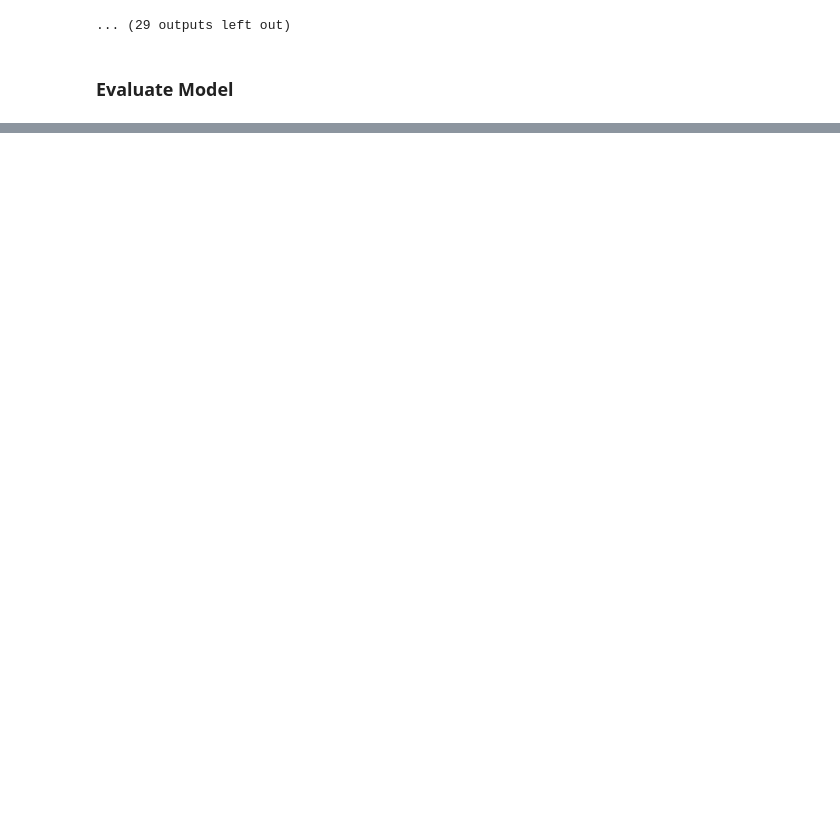
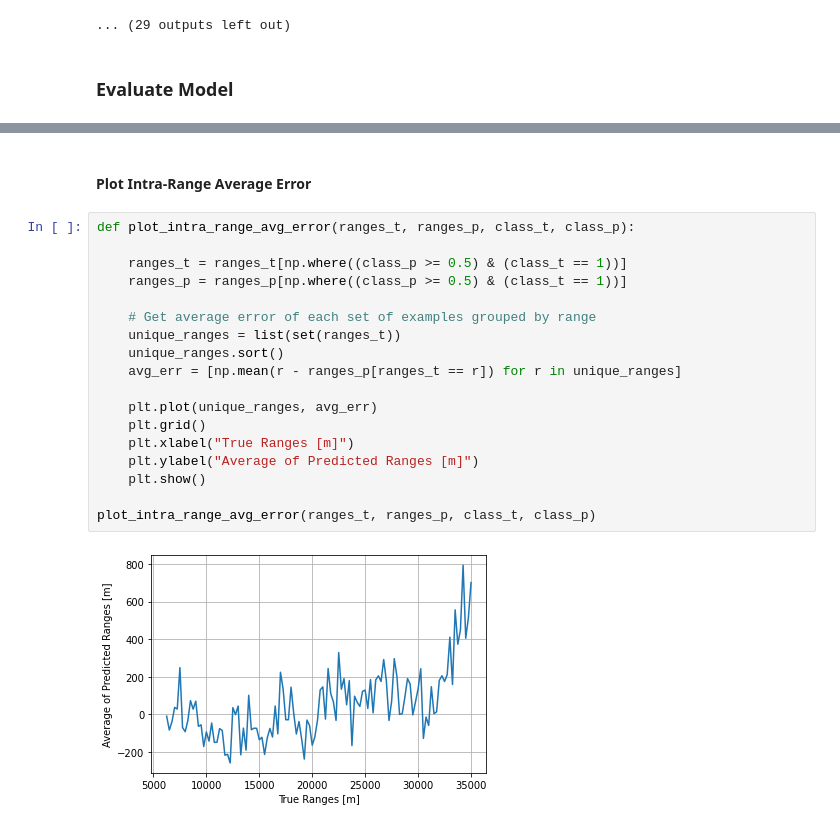
Before and after one commit to whoi-mars/detect_and_range, a Jupyter notebook: notebook.ipynb, the cells around one changed output, grey strips where cells are left out. Saved outputs shown, nothing was run; the diff lists cells and outputs as text; blank space fills up the shorter version.

```diff
--- a/notebook.ipynb
+++ b/notebook.ipynb
@@ -419,0 +482,22 @@ MSE: 1867.19 km
+# %% [markdown]
+#### Plot Intra-Range Average Error
+# %%
+def plot_intra_range_avg_error(ranges_t, ranges_p, class_t, class_p):
+
+    ranges_t = ranges_t[np.where((class_p >= 0.5) & (class_t == 1))]
+    ranges_p = ranges_p[np.where((class_p >= 0.5) & (class_t == 1))]
+
+    # Get average error of each set of examples grouped by range
+    unique_ranges = list(set(ranges_t))
+    unique_ranges.sort()
+    avg_err = [np.mean(r - ranges_p[ranges_t == r]) for r in unique_ranges]
+
+    plt.plot(unique_ranges, avg_err)
+    plt.grid()
+    plt.xlabel("True Ranges [m]")
+    plt.ylabel("Average of Predicted Ranges [m]")
+    plt.show()
+
+plot_intra_range_avg_error(ranges_t, ranges_p, class_t, class_p)
+# %% [output]
+[figure, added]
```
Also changed, not shown: parts of 11 cells of this notebook.
